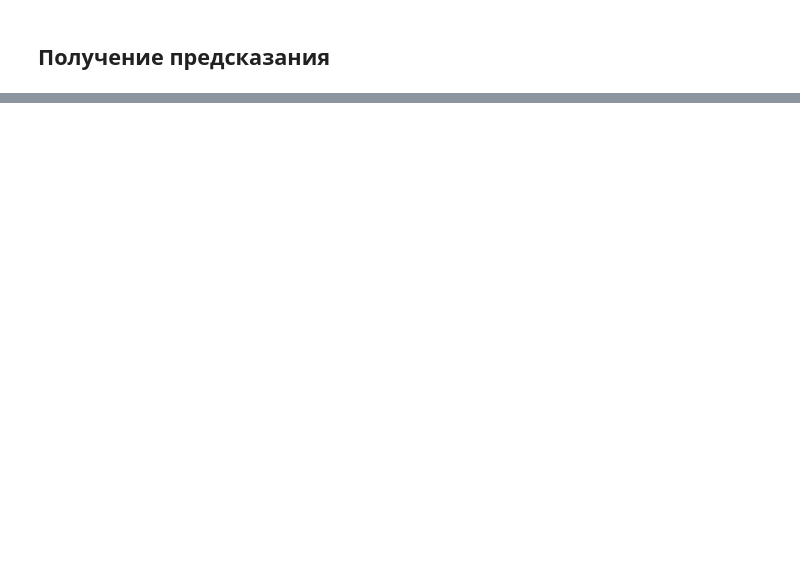
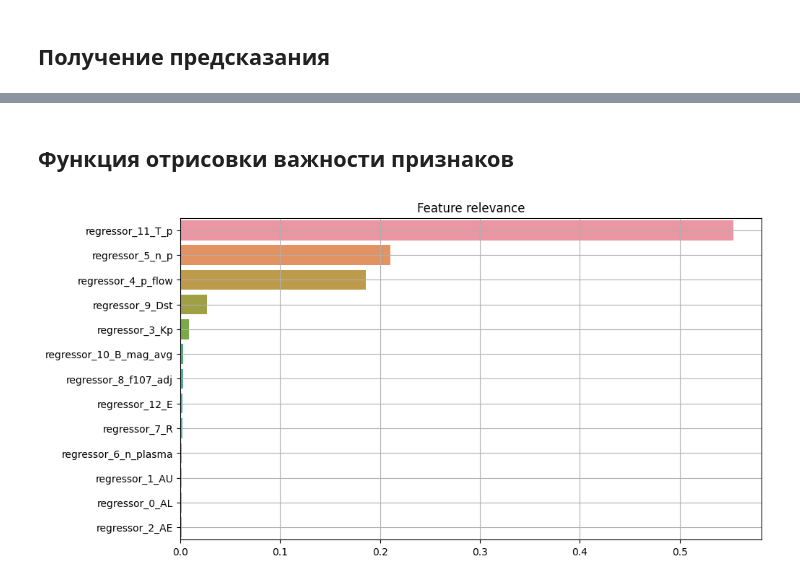
Before and after one commit to AndreiAvdko/solar_wind, a Jupyter notebook: jupiter_notebooks/CatBoost.ipynb, the cells around one changed output, grey strips where cells are left out. Saved outputs shown, nothing was run; the diff lists cells and outputs as text; code cells hidden in the pictures; blank space fills up the shorter version.

```diff
--- a/jupiter_notebooks/CatBoost.ipynb
+++ b/jupiter_notebooks/CatBoost.ipynb
@@ -304,0 +412,43 @@ Freq: H, Name: target, dtype: float64
+# %% [markdown]
+## Функция отрисовки важности признаков
+# %%
+def plot_original_feature_revenue():
+    regressors_list = [
+                    'timestamp',
+                   'AL', # какие-то проблемы
+                   'AU', # нет пропусков
+                   'AE', # нет пропусков
+                   'Kp', # нет пропусков
+                   'p_flow', # нет пропусков
+                   'n_p', # нет пропусков
+                   'n_plasma', # нет пропусков
+                   'R', # нет пропусков
+                   'f107_adj', # нет пропусков
+                   'Dst', # нет пропусков
+                   'B_mag_avg',
+
+                   # 'T_p',
+                   # 'E'
+                   # 'B_mag',
+                   # 'B_x',
+                   # 'B_y_GSE',
+                   # 'B_z_GSE',
+                   # 'B_y_GSM',
+                   # 'B_z_GSM',
+    ]
+    ts = get_etna_dataframe(sw_path=TRAIN_DATASET_PATH,
+                            using_measure_points=USING_MEASURE_POINTS,
+                            target_list=target_list,
+                            regressors_list=regressors_list,
+                            with_solar_cycle_order_day_feature=False)
+
+    plot_feature_relevance(ts=ts,
+                           relevance_table=ModelRelevanceTable(),
+                           normalized=True,
+                           top_k=20,
+                           relevance_params=dict(model=RandomForestRegressor(n_estimators=100)))
+
+# Запуск функции
+plot_original_feature_revenue()
+# %% [output]
+[figure, added]
```
Also changed, not shown: parts of 12 cells of this notebook.
